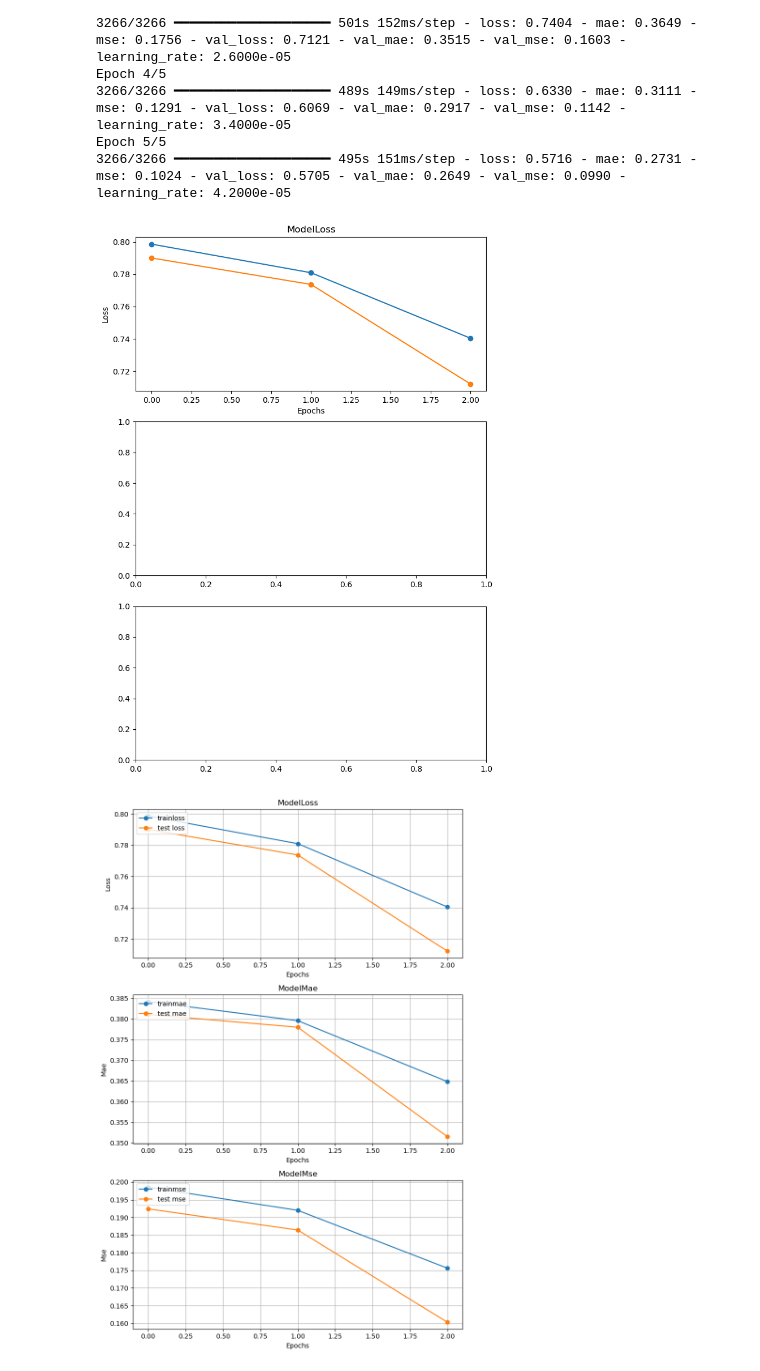
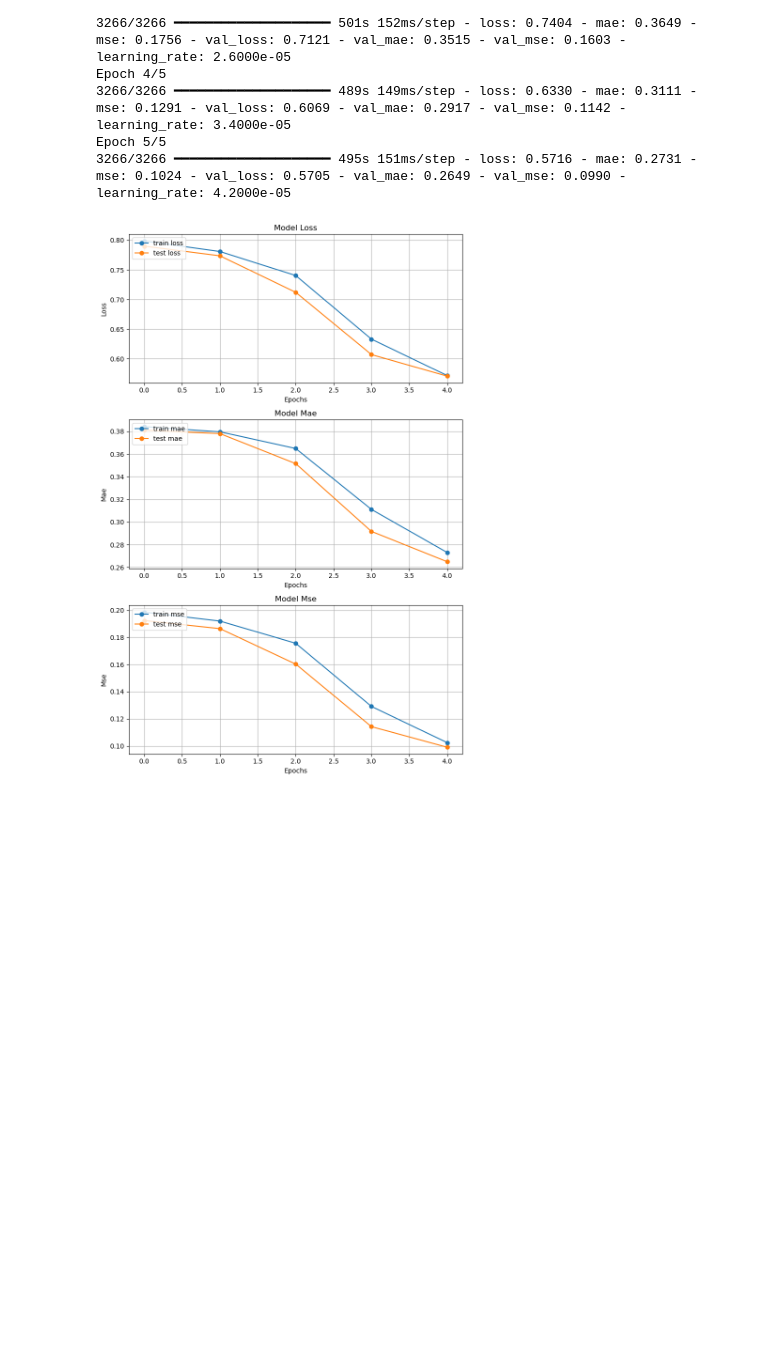
Before and after one commit to ankushsingh003/OtakuOps, a Jupyter notebook: notebook/anime.ipynb, the cells around one changed output. Drawn from its saved outputs; the diff is of its cells as text; code cells hidden in the pictures; blank space fills up the shorter version.

```diff
--- a/notebook/anime.ipynb
+++ b/notebook/anime.ipynb
@@ -320,21 +320,37 @@ Epoch 4/5
 Epoch 5/5
 3266/3266 ━━━━━━━━━━━━━━━━━━━━ 495s 151ms/step - loss: 0.5716 - mae: 0.2731 - mse: 0.1024 - val_loss: 0.5705 - val_mae: 0.2649 - val_mse: 0.0990 - learning_rate: 4.2000e-05
 # %%
-metrics = ["loss" , "mae" , "mse"]
-fig , axes = plt.subplots(len(metrics) , 1 , figsize = (8 , len(metrics)*4))
+# metrics = ["loss" , "mae" , "mse"]
+# fig , axes = plt.subplots(len(metrics) , 1 , figsize = (8 , len(metrics)*4))
 
-for i , metrics in enumerate(metrics):
+# for i , metrics in enumerate(metrics):
+#     ax = axes[i]
+#     ax.plot(history.history[metrics][0:-2] , marker = "o" , label=f"train{metrics}")
+#     ax.plot(history.history[f"val_{metrics}"][0:-2] , marker="o" , label=f"test {metrics}")
+#     ax.set_title(f"Model{metrics.capitalize()}")
+#     ax.set_ylabel(metrics.capitalize())
+#     ax.set_xlabel("Epochs")
+#     ax.legend(loc = "upper left")
+#     ax.grid(True)
+
+# plt.tight_layout()
+# plt.show()
+
+
+metrics = ["loss", "mae", "mse"]
+fig, axes = plt.subplots(len(metrics), 1, figsize=(8, len(metrics)*4))
+
+for i, metric in enumerate(metrics):   # ← renamed to 'metric'
     ax = axes[i]
-    ax.plot(history.history[metrics][0:-2] , marker = "o" , label=f"train{metrics}")
-    ax.plot(history.history[f"val_{metrics}"][0:-2] , marker="o" , label=f"test {metrics}")
-    ax.set_title(f"Model{metrics.capitalize()}")
-    ax.set_ylabel(metrics.capitalize())
+    ax.plot(history.history[metric], marker="o", label=f"train {metric}")   # ← removed [0:-2]
+    ax.plot(history.history[f"val_{metric}"], marker="o", label=f"test {metric}")  # ← same
+    ax.set_title(f"Model {metric.capitalize()}")
+    ax.set_ylabel(metric.capitalize())
     ax.set_xlabel("Epochs")
-    ax.legend(loc = "upper left")
+    ax.legend(loc="upper left")
     ax.grid(True)
 
 plt.tight_layout()
 plt.show()
 # %% [output]
-[figure, old version]
+[figure, new version]
-[figure, removed]
```
Also changed, not shown: parts of 28 cells of this notebook.
